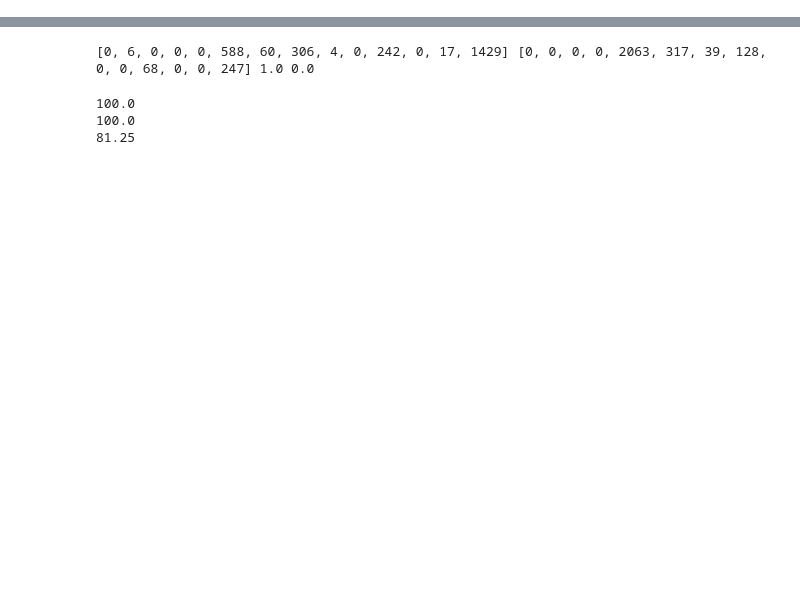
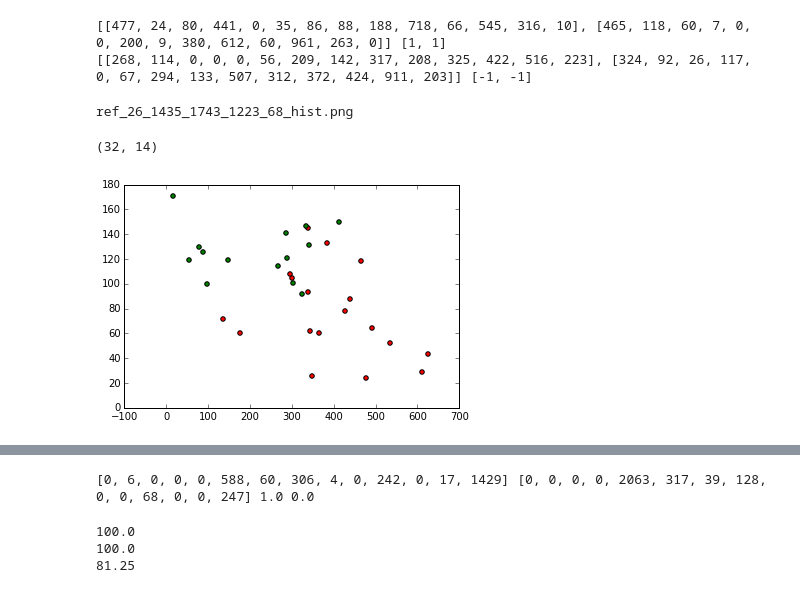
Before and after one commit to idan192/WebStem, a Jupyter notebook: iPython/LabelsToTrain.ipynb, the cells around one changed output, grey strips where cells are left out. Drawn from its saved outputs; the diff is of its cells as text; code cells hidden in the pictures; blank space fills up the shorter version.

```diff
--- a/iPython/LabelsToTrain.ipynb
+++ b/iPython/LabelsToTrain.ipynb
@@ -15,0 +105,44 @@ refs = pickle.load(open(pcklPath + "refs.pck", "rb"))
+# %%
+# 30 sections in total
+collectHists = {}
+
+for section in pData:
+    # Initialize array of histograms
+    collectHists[section] = []
+
+    for superpixel in pData[section]:
+        collectHists[section].append(hists[section][superpixel])
+# %%
+# [(11, 7), (13, 5), (14, 12)], [(12, 12)]
+# [(11, 22), (12, 11)], [(13, 25), (14, 17)]
+
+# Some manual work:
+predXs = []
+predYs = []
+
+for section in [9, 10]:
+    for currHist in collectHists[section]:
+        predXs.append(currHist)
+        predYs.append(1)
+
+for section in [11]:
+    for currHist in collectHists[section]:
+        predXs.append(currHist)
+        predYs.append(-1)
+
+#predXs = np.array(predXs) * 1.0 / np.max(predXs)
+# %%
+print predXs[0:2], predYs[0:2]
+print predXs[-2:], predYs[-2:]
+
+# print predYs[0][0], predYs[1][0]
+# %% [output]
+[[477, 24, 80, 441, 0, 35, 86, 88, 188, 718, 66, 545, 316, 10], [465, 118, 60, 7, 0, 0, 200, 9, 380, 612, 60, 961, 263, 0]] [1, 1]
+[[268, 114, 0, 0, 0, 56, 209, 142, 317, 208, 325, 422, 516, 223], [324, 92, 26, 117, 0, 67, 294, 133, 507, 312, 372, 424, 911, 203]] [-1, -1]
+# %%
+import shutil
+
+allFiles = os.listdir(imgsPath)
+print allFiles[0]
+# %% [output]
+ref_26_1435_1743_1223_68_hist.png
@@ -15,0 +164,14 @@ refs = pickle.load(open(pcklPath + "refs.pck", "rb"))
+# %%
+predYs_arr = np.array(predYs)
+predXs_arr  = np.array(predXs)
+predXs_arr.shape
+# %% [output]
+(32, 14)
+# %%
+plt.scatter(predXs_arr[predYs_arr==1,0], predXs_arr[predYs_arr==1,1], c='r')
+plt.scatter(predXs_arr[predYs_arr==-1,0], predXs_arr[predYs_arr==-1,1], c='g')
+plt.show()
+
+#plt.savefig("/home/iizhaki/WebStem/temp/img_[(11,22),(12,11)]vs.[(13,25),(14,17)].png")
+# %% [output]
+[figure, added]
```
Also changed, not shown: parts of 30 cells of this notebook, 10 other files.
